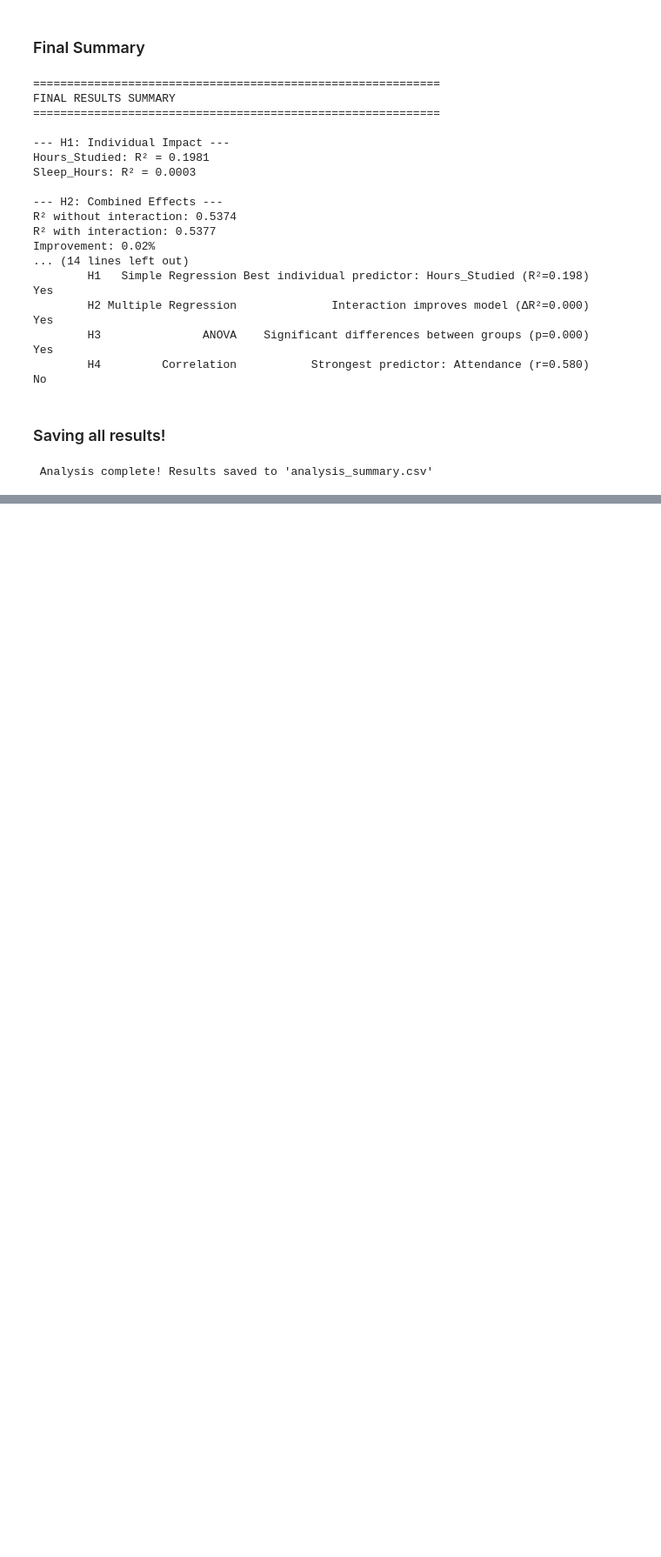
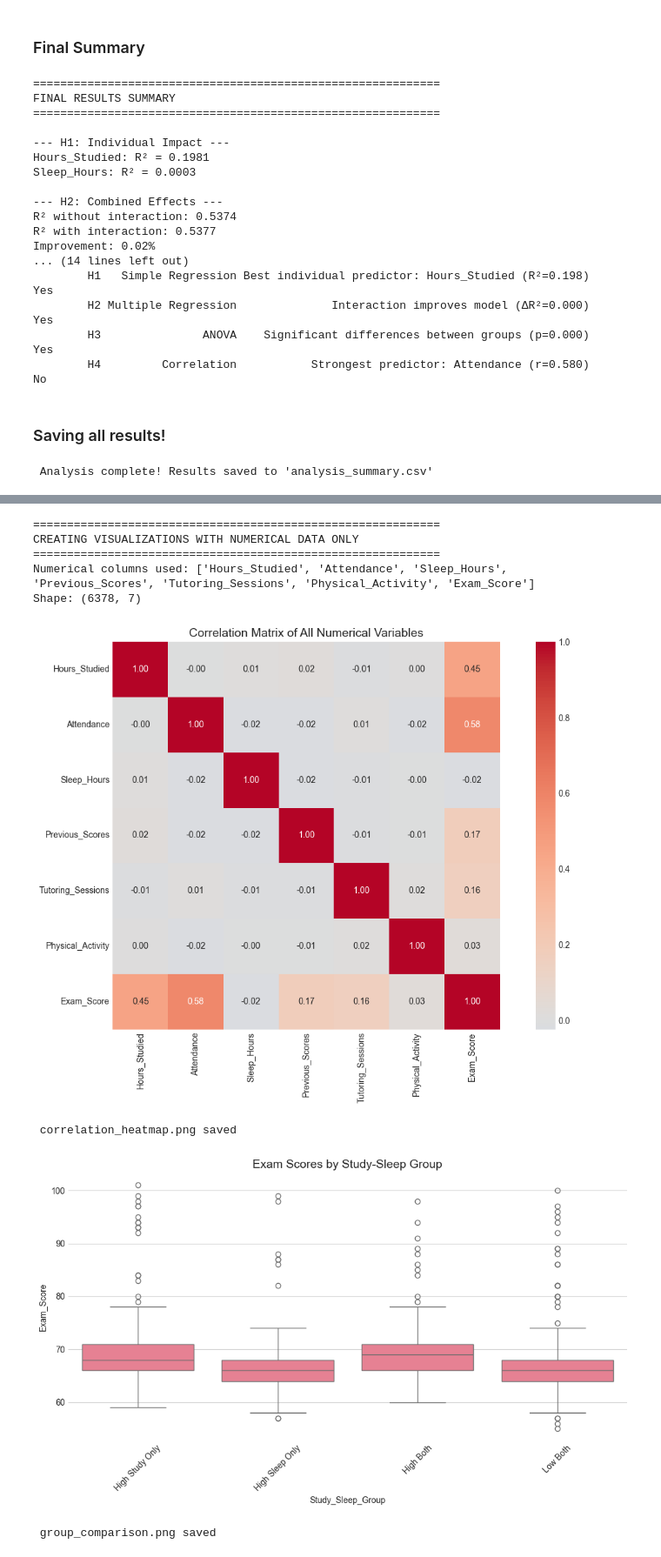
Before and after one commit to symemi115/Student-Performance-Factors, a Jupyter notebook: jupyter_notebooks/Notebook.ipynb, the cells around one changed output, grey strips where cells are left out. Shown at 87% size. Saved outputs shown, nothing was run; the diff lists cells and outputs as text; code cells hidden in the pictures; blank space fills up the shorter version.

```diff
--- a/jupyter_notebooks/Notebook.ipynb
+++ b/jupyter_notebooks/Notebook.ipynb
@@ -798,0 +813,72 @@ print("\n Analysis complete! Results saved to 'analysis_summary.csv'")
+# %%
+
+
+# Create a numerical-only dataframe
+numerical_df = df_clean.select_dtypes(include=[np.number])
+
+print("="*60)
+print("CREATING VISUALIZATIONS WITH NUMERICAL DATA ONLY")
+print("="*60)
+print(f"Numerical columns used: {numerical_df.columns.tolist()}")
+print(f"Shape: {numerical_df.shape}")
+
+# 1. Correlation Matrix
+plt.figure(figsize=(12, 8))
+correlation_matrix = numerical_df.corr()
+sns.heatmap(correlation_matrix, annot=True, cmap='coolwarm', center=0, square=True, fmt='.2f')
+plt.title('Correlation Matrix of All Numerical Variables', fontsize=14)
+plt.tight_layout()
+plt.savefig('correlation_heatmap.png', dpi=300, bbox_inches='tight')
+plt.show()
+print(" correlation_heatmap.png saved")
+
+# 2. Group Comparison (Boxplot) - This one uses categorical groups, so it's fine
+if 'Study_Sleep_Group' in df_clean.columns and 'Exam_Score' in df_clean.columns:
+    plt.figure(figsize=(10, 6))
+    sns.boxplot(data=df_clean, x='Study_Sleep_Group', y='Exam_Score')
+    plt.title('Exam Scores by Study-Sleep Group', fontsize=14)
+    plt.xticks(rotation=45)
+    plt.tight_layout()
+    plt.savefig('group_comparison.png', dpi=300, bbox_inches='tight')
+    plt.show()
+    print(" group_comparison.png saved")
+else:
+    print(" Could not create group comparison - check column names")
+
+# 3. Predictor Ranking - Use correlations from numerical_df
+if 'Exam_Score' in numerical_df.columns:
+    # Get correlations with Exam_Score
+    exam_correlations = numerical_df.corr()['Exam_Score'].drop('Exam_Score').sort_values(ascending=False)
+
+    plt.figure(figsize=(10, 6))
+    bars = plt.bar(range(len(exam_correlations)), exam_correlations.values, tick_label=exam_correlations.index)
+
+    # Add value labels
+    for bar, val in zip(bars, exam_correlations.values):
+        height = bar.get_height()
+        plt.text(bar.get_x() + bar.get_width()/2., height,
+                f'{val:.2f}', ha='center', va='bottom' if val > 0 else 'top')
+
+    plt.title('Correlation of Variables with Exam Score', fontsize=14)
+    plt.xlabel('Variables')
+    plt.ylabel('Correlation Coefficient')
+    plt.axhline(y=0, color='black', linestyle='-', linewidth=0.5)
+    plt.xticks(rotation=45)
+    plt.ylim(min(exam_correlations.values) - 0.1, max(exam_correlations.values) + 0.1)
+    plt.tight_layout()
+    plt.savefig('predictor_ranking.png', dpi=300, bbox_inches='tight')
+    plt.show()
+    print("predictor_ranking.png saved")
+else:
+    print(" Exam_Score not found in numerical columns!")
+    print("Available numerical columns:", numerical_df.columns.tolist())
+# %% [output]
+============================================================
+CREATING VISUALIZATIONS WITH NUMERICAL DATA ONLY
+============================================================
+Numerical columns used: ['Hours_Studied', 'Attendance', 'Sleep_Hours', 'Previous_Scores', 'Tutoring_Sessions', 'Physical_Activity', 'Exam_Score']
+Shape: (6378, 7)
+[figure, added]
+ correlation_heatmap.png saved
+[figure, added]
+ group_comparison.png saved
```
Also changed, not shown: parts of 4 cells of this notebook, 4 other files.
